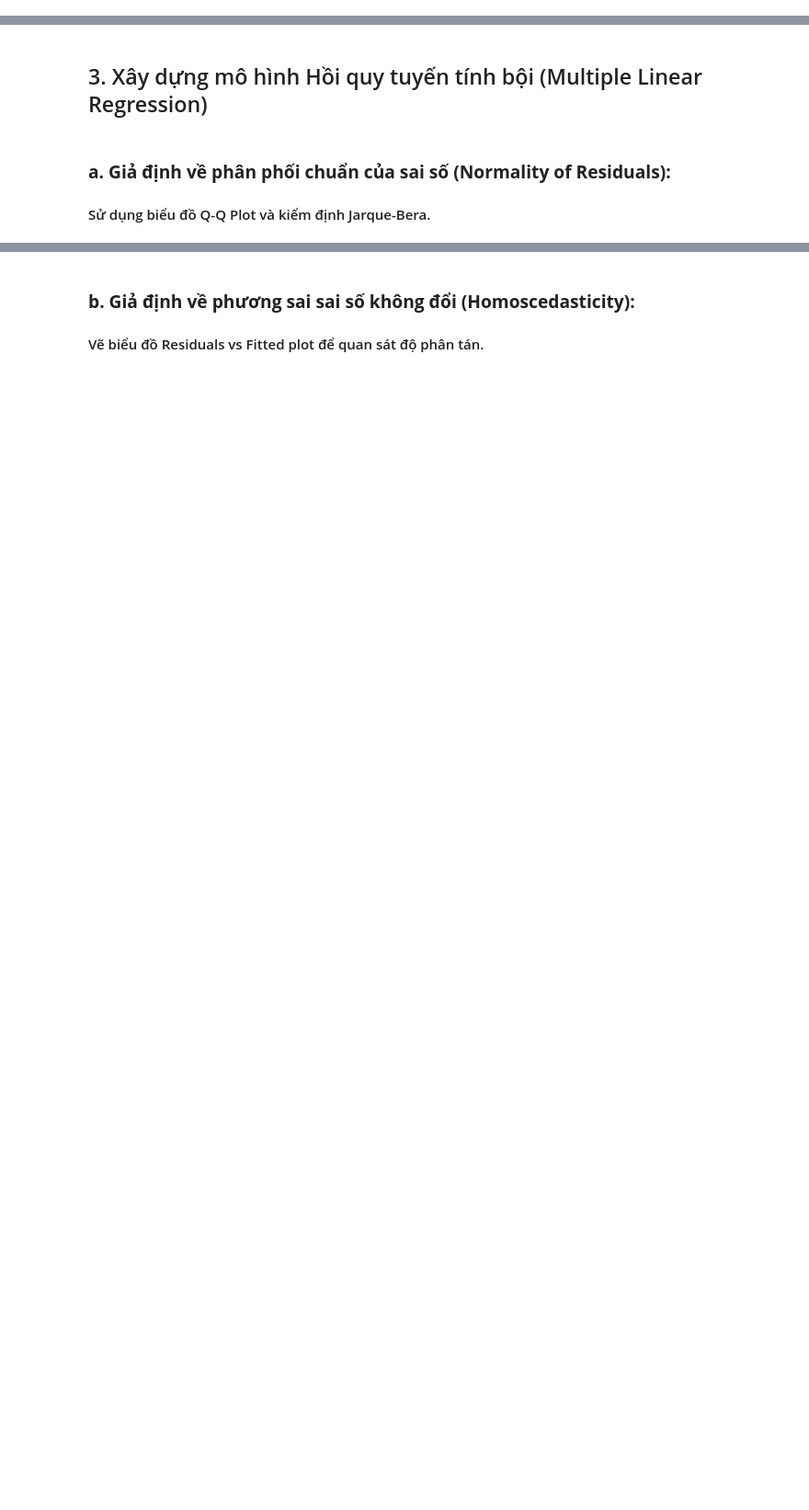
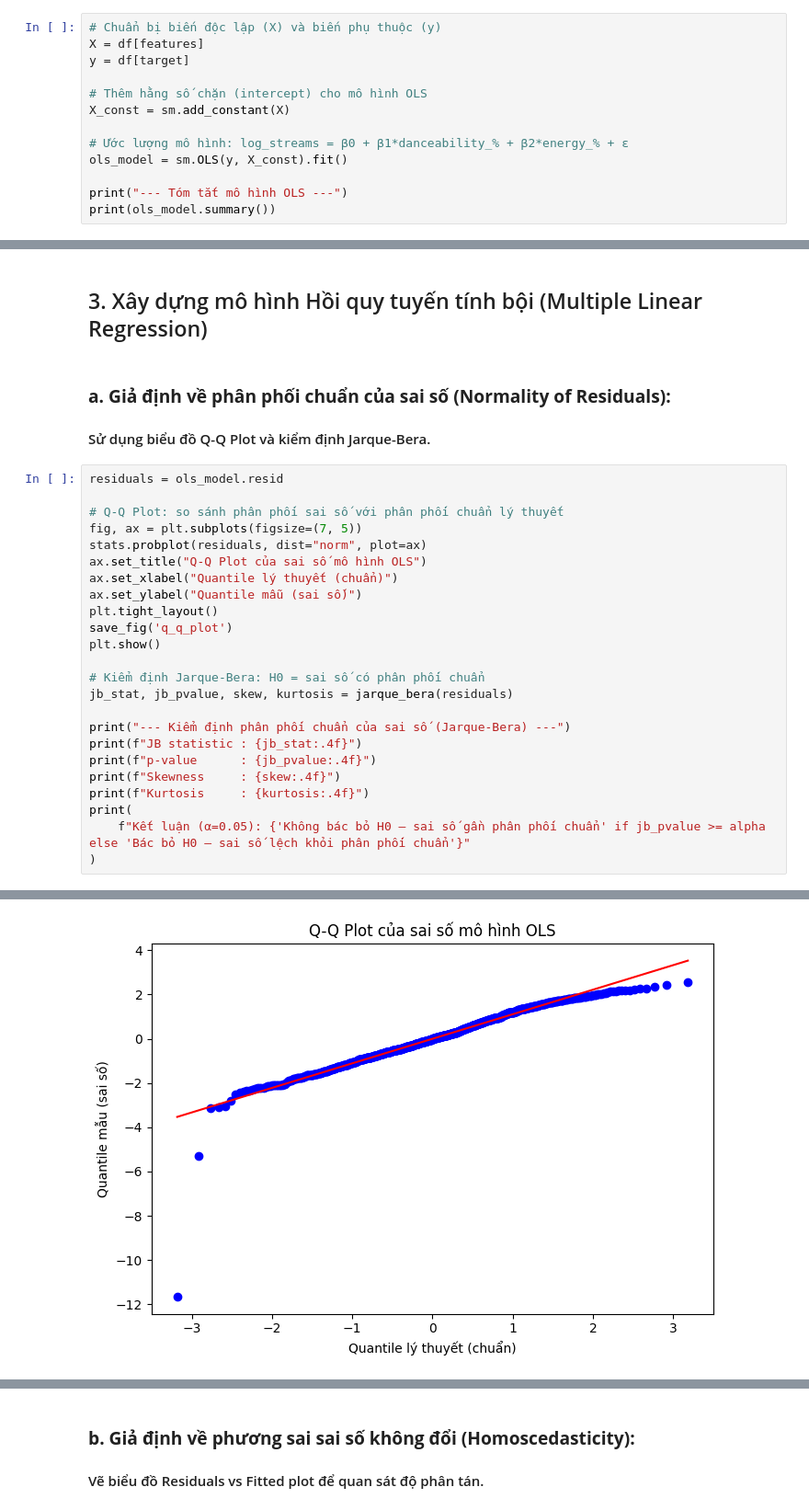
Before and after one commit to BuiHuy16/Spotify-Songs, a Jupyter notebook: notebooks/hypothesis_testing.ipynb, the cells around one changed output, grey strips where cells are left out. Shown at 92% size. Saved outputs shown, nothing was run; the diff lists cells and outputs as text; blank space fills up the shorter version.

```diff
--- a/notebooks/hypothesis_testing.ipynb
+++ b/notebooks/hypothesis_testing.ipynb
@@ -67,0 +125,13 @@ Ma trận tương quan Spearman:
+# %%
+# Chuẩn bị biến độc lập (X) và biến phụ thuộc (y)
+X = df[features]
+y = df[target]
+
+# Thêm hằng số chặn (intercept) cho mô hình OLS
+X_const = sm.add_constant(X)
+
+# Ước lượng mô hình: log_streams = β0 + β1*danceability_% + β2*energy_% + ε
+ols_model = sm.OLS(y, X_const).fit()
+
+print("--- Tóm tắt mô hình OLS ---")
+print(ols_model.summary())
@@ -70,3 +158,28 @@ Ma trận tương quan Spearman:
 # %% [markdown]
 ### **a. Giả định về phân phối chuẩn của sai số (Normality of Residuals):**
 #### Sử dụng biểu đồ Q-Q Plot và kiểm định Jarque-Bera.
+# %%
+residuals = ols_model.resid
+
+# Q-Q Plot: so sánh phân phối sai số với phân phối chuẩn lý thuyết
+fig, ax = plt.subplots(figsize=(7, 5))
+stats.probplot(residuals, dist="norm", plot=ax)
+ax.set_title("Q-Q Plot của sai số mô hình OLS")
+ax.set_xlabel("Quantile lý thuyết (chuẩn)")
+ax.set_ylabel("Quantile mẫu (sai số)")
+plt.tight_layout()
+save_fig('q_q_plot')
+plt.show()
+
+# Kiểm định Jarque-Bera: H0 = sai số có phân phối chuẩn
+jb_stat, jb_pvalue, skew, kurtosis = jarque_bera(residuals)
+
+print("--- Kiểm định phân phối chuẩn của sai số (Jarque-Bera) ---")
+print(f"JB statistic : {jb_stat:.4f}")
+print(f"p-value      : {jb_pvalue:.4f}")
+print(f"Skewness     : {skew:.4f}")
+print(f"Kurtosis     : {kurtosis:.4f}")
+print(
+    f"Kết luận (α=0.05): {'Không bác bỏ H0 — sai số gần phân phối chuẩn' if jb_pvalue >= alpha else 'Bác bỏ H0 — sai số lệch khỏi phân phối chuẩn'}"
+)
+# %% [output]
@@ -72,0 +187 @@ Ma trận tương quan Spearman:
+[figure, added]
```
Also changed, not shown: parts of 14 cells of this notebook, 2 other files.
